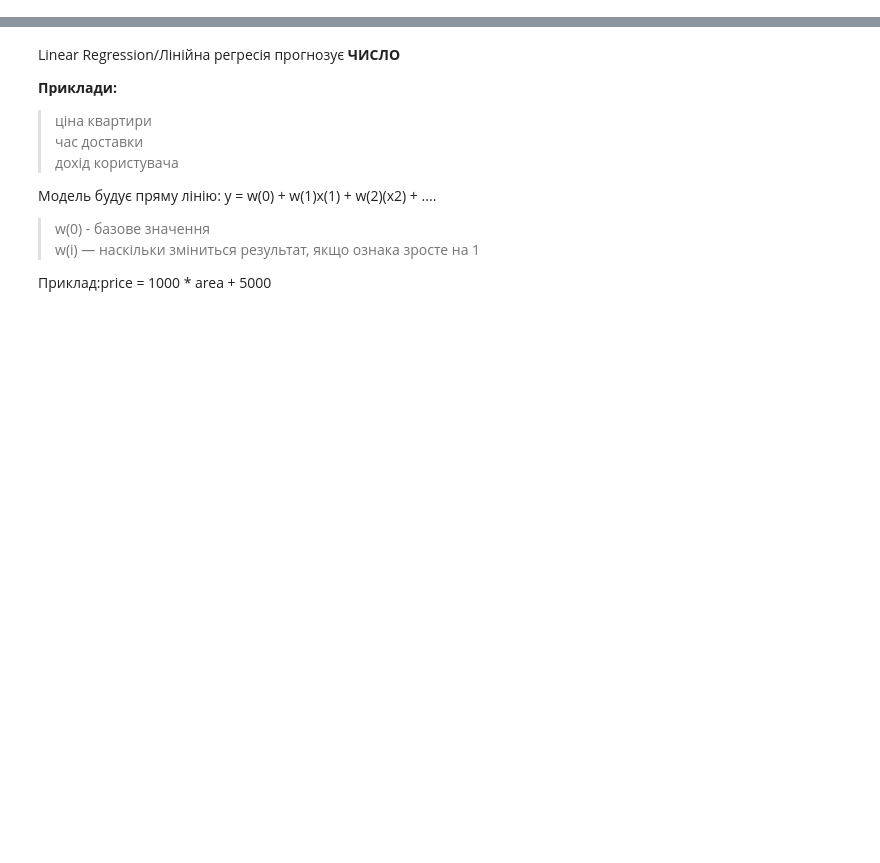
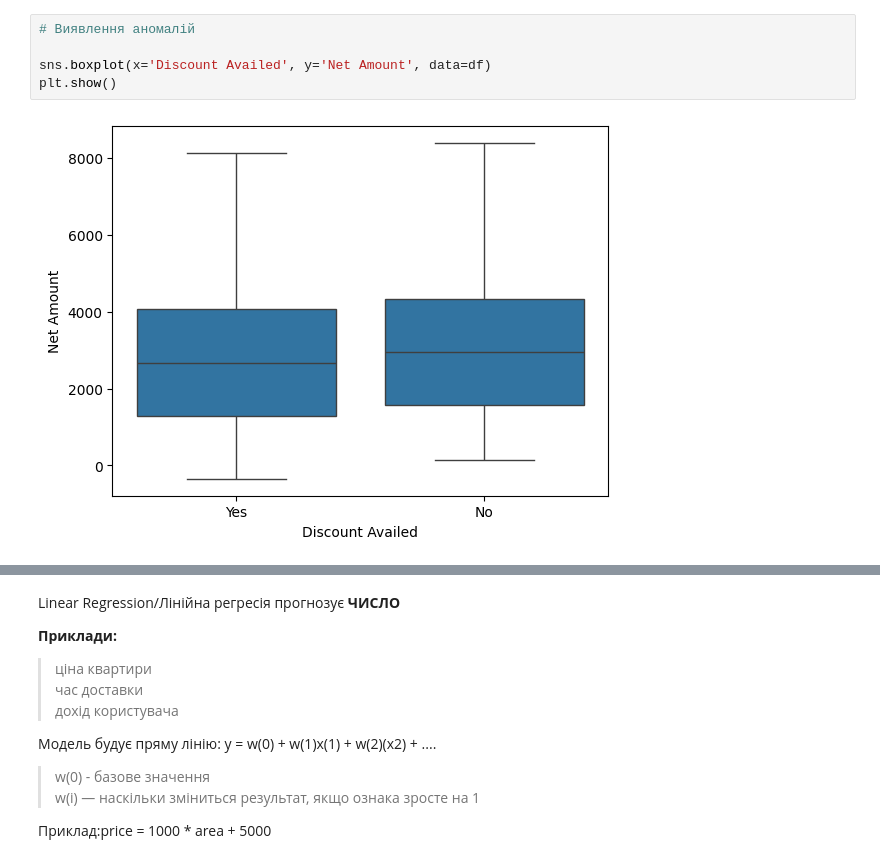
Before and after one commit to HalynaYaremenko/FINAL_PROJECT, a Jupyter notebook: LinearRegressio.ipynb, the cells around one changed output, grey strips where cells are left out. Drawn from its saved outputs; the diff is of its cells as text; blank space fills up the shorter version.

```diff
--- a/LinearRegressio.ipynb
+++ b/LinearRegressio.ipynb
@@ -110,0 +178,7 @@ probability
+# %%
+# Виявлення аномалій
+
+sns.boxplot(x='Discount Availed', y='Net Amount', data=df)
+plt.show()
+# %% [output]
+[figure, added]
```
Also changed, not shown: parts of 47 cells of this notebook, 2 other files.
